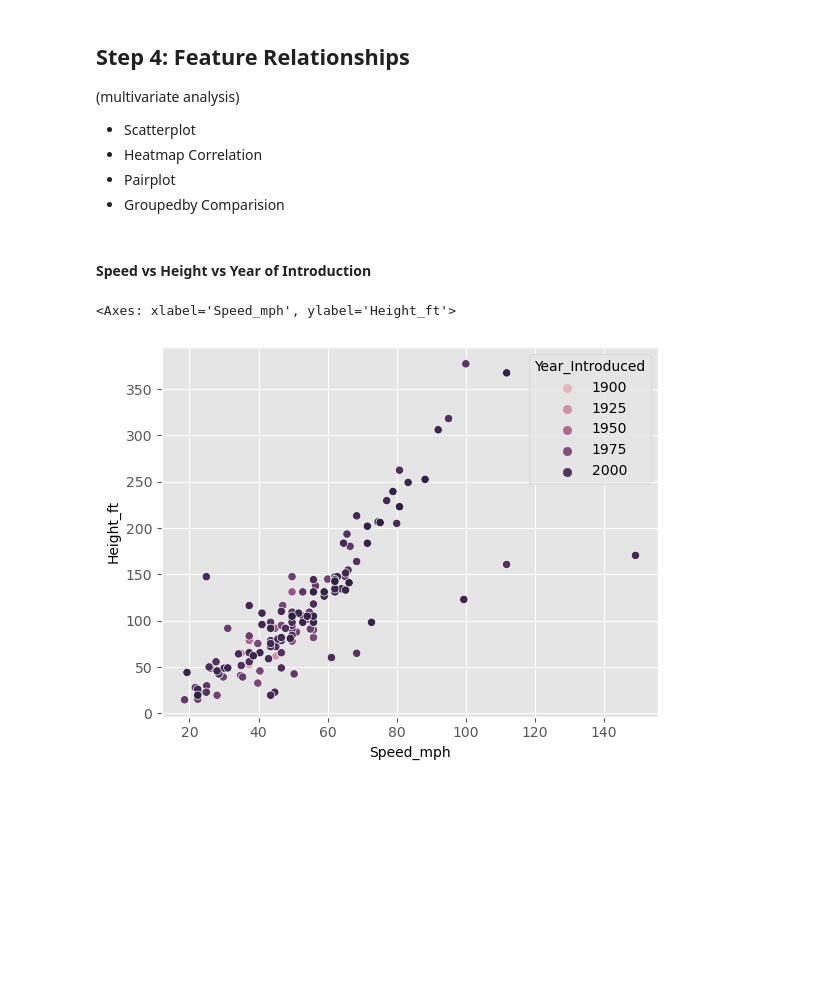
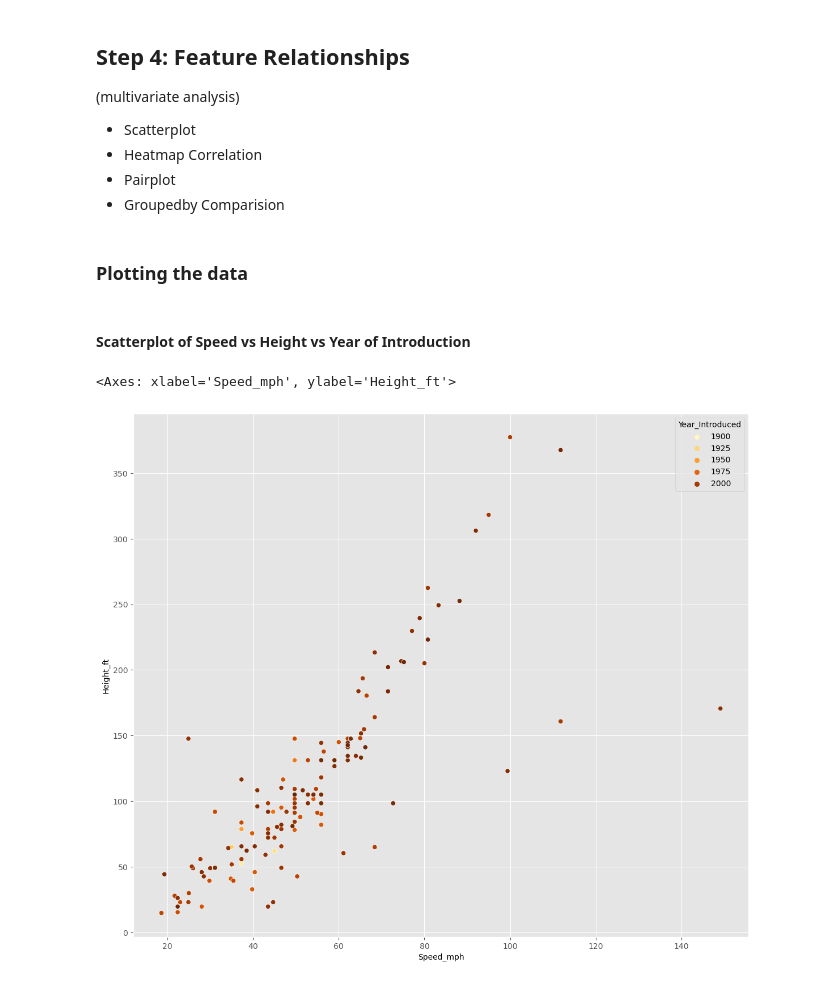
Before and after one commit to Pawcharz/Statistics-Analysis-Playground, a Jupyter notebook: rollercoaster/exploratory-data-analysis.ipynb, the cells around one changed output. Drawn from its saved outputs; the diff is of its cells as text; code cells hidden in the pictures; blank space fills up the shorter version.

Commit message:
Upgrade Scatterplot styling

```diff
--- a/rollercoaster/exploratory-data-analysis.ipynb
+++ b/rollercoaster/exploratory-data-analysis.ipynb
@@ -382,13 +382,24 @@ Text(0.5, 1.0, 'Coaster Construction Materials')
 - Heatmap Correlation
 - Pairplot
 - Groupedby Comparision
+# %% [markdown]
+### Plotting the data
 # %% [markdown]
-#### Speed vs Height vs Year of Introduction
+#### Scatterplot of Speed vs Height vs Year of Introduction
 # %%
-sns.scatterplot(data=df, x="Speed_mph", y="Height_ft", hue="Year_Introduced")
+f, ax = plt.subplots(1, 1, figsize=(14, 12))
+
+sns.scatterplot(
+  data=df,
+  x="Speed_mph",
+  y="Height_ft",
+  hue="Year_Introduced",
+  palette='YlOrBr',
+  ax=ax
+)
 # %% [output]
 <Axes: xlabel='Speed_mph', ylabel='Height_ft'>
-[figure, old version]
+[figure, new version]
 # %%
 df.head()
 # %% [output]
```
